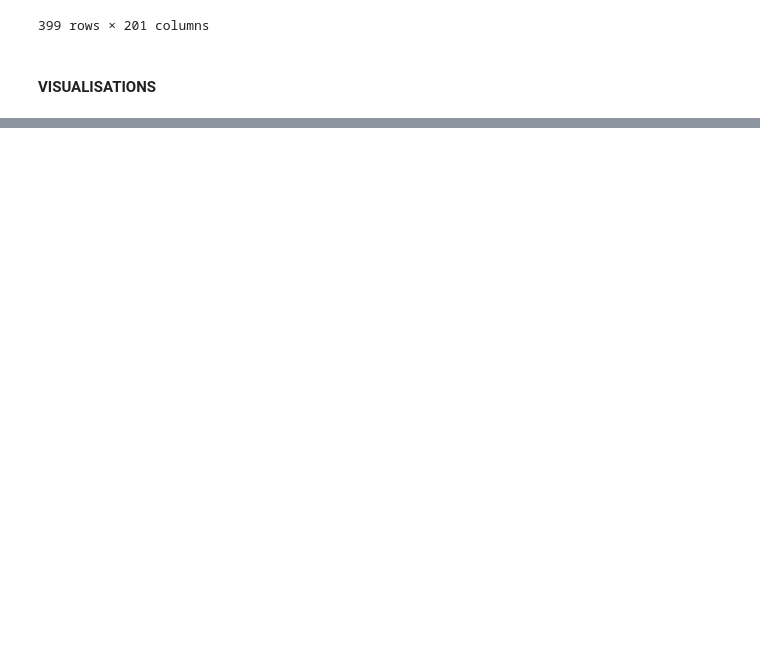
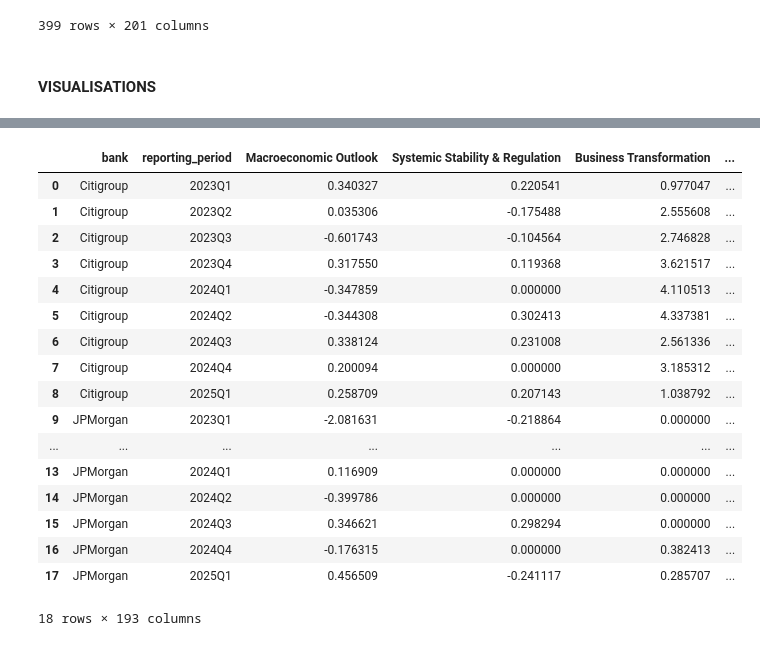
Before and after one commit to zr03/bank-of-eng-risk-monitoring, a Jupyter notebook: boe_risk_monitoring/nlp/nlp.ipynb, the cells around one changed output, grey strips where cells are left out. Cells and saved outputs as stored; diff of their text form; code cells hidden in the pictures; blank space fills up the shorter version.

```diff
--- a/boe_risk_monitoring/nlp/nlp.ipynb
+++ b/boe_risk_monitoring/nlp/nlp.ipynb
@@ -1213,0 +1311,4 @@ df_q_and_a_all_agg_evasiveness
+# %%
+risk_category_cols = [col for col in df_all_text_topics_relevance_quarter_agg.columns if col.startswith("RISK CATEGORY")]
+subtopic_cols = [col for col in df_all_text_topics_relevance_quarter_agg.columns if col not in ['bank', 'reporting_period'] + risk_category_cols]
+subtopic_cols
@@ -1213,0 +1333,18 @@ df_q_and_a_all_agg_evasiveness
+# %%
+# Normalize the topic relevance scores
+df_all_text_topics_relevance_quarter_agg_norm = df_all_text_topics_relevance_quarter_agg.copy()
+df_all_text_topics_relevance_quarter_agg_norm[subtopic_cols] = df_all_text_topics_relevance_quarter_agg_norm[subtopic_cols].div(
+	df_all_text_topics_relevance_quarter_agg_norm[subtopic_cols].mean(axis=1), axis=0
+)
+df_all_text_topics_relevance_quarter_agg_norm[risk_category_cols] = df_all_text_topics_relevance_quarter_agg_norm[risk_category_cols].div(
+	df_all_text_topics_relevance_quarter_agg_norm[risk_category_cols].mean(axis=1), axis=0
+)
+
+# Normalize the net sentiment scores
+df_all_text_topics_relevance_sentiment_quarter_agg_norm = df_all_text_topics_relevance_sentiment_quarter_agg.copy()
+df_all_text_topics_relevance_sentiment_quarter_agg_norm[subtopic_cols] = df_all_text_topics_relevance_sentiment_quarter_agg_norm[subtopic_cols].div(
+	df_all_text_topics_relevance_sentiment_quarter_agg_norm[subtopic_cols].abs().mean(axis=1), axis=0
+)
+df_all_text_topics_relevance_sentiment_quarter_agg_norm[risk_category_cols] = df_all_text_topics_relevance_sentiment_quarter_agg_norm[risk_category_cols].div(
+	df_all_text_topics_relevance_sentiment_quarter_agg_norm[risk_category_cols].abs().mean(axis=1), axis=0
+)
@@ -1213,0 +1428,21 @@ df_q_and_a_all_agg_evasiveness
+# %%
+df_all_text_topics_relevance_sentiment_quarter_agg_norm
+# %% [output]
+|  | bank | reporting_period | Macroeconomic Outlook | Systemic Stability & Regulation | Business Transformation | ... |
+| 0 | Citigroup | 2023Q1 | 0.340327 | 0.220541 | 0.977047 | ... |
+| 1 | Citigroup | 2023Q2 | 0.035306 | -0.175488 | 2.555608 | ... |
+| 2 | Citigroup | 2023Q3 | -0.601743 | -0.104564 | 2.746828 | ... |
+| 3 | Citigroup | 2023Q4 | 0.317550 | 0.119368 | 3.621517 | ... |
+| 4 | Citigroup | 2024Q1 | -0.347859 | 0.000000 | 4.110513 | ... |
+| 5 | Citigroup | 2024Q2 | -0.344308 | 0.302413 | 4.337381 | ... |
+| 6 | Citigroup | 2024Q3 | 0.338124 | 0.231008 | 2.561336 | ... |
+| 7 | Citigroup | 2024Q4 | 0.200094 | 0.000000 | 3.185312 | ... |
+| 8 | Citigroup | 2025Q1 | 0.258709 | 0.207143 | 1.038792 | ... |
+| 9 | JPMorgan | 2023Q1 | -2.081631 | -0.218864 | 0.000000 | ... |
+| ... | ... | ... | ... | ... | ... | ... |
+| 13 | JPMorgan | 2024Q1 | 0.116909 | 0.000000 | 0.000000 | ... |
+| 14 | JPMorgan | 2024Q2 | -0.399786 | 0.000000 | 0.000000 | ... |
+| 15 | JPMorgan | 2024Q3 | 0.346621 | 0.298294 | 0.000000 | ... |
+| 16 | JPMorgan | 2024Q4 | -0.176315 | 0.000000 | 0.382413 | ... |
+| 17 | JPMorgan | 2025Q1 | 0.456509 | -0.241117 | 0.285707 | ... |
+18 rows × 193 columns
```
Also changed, not shown: parts of 20 cells of this notebook.
